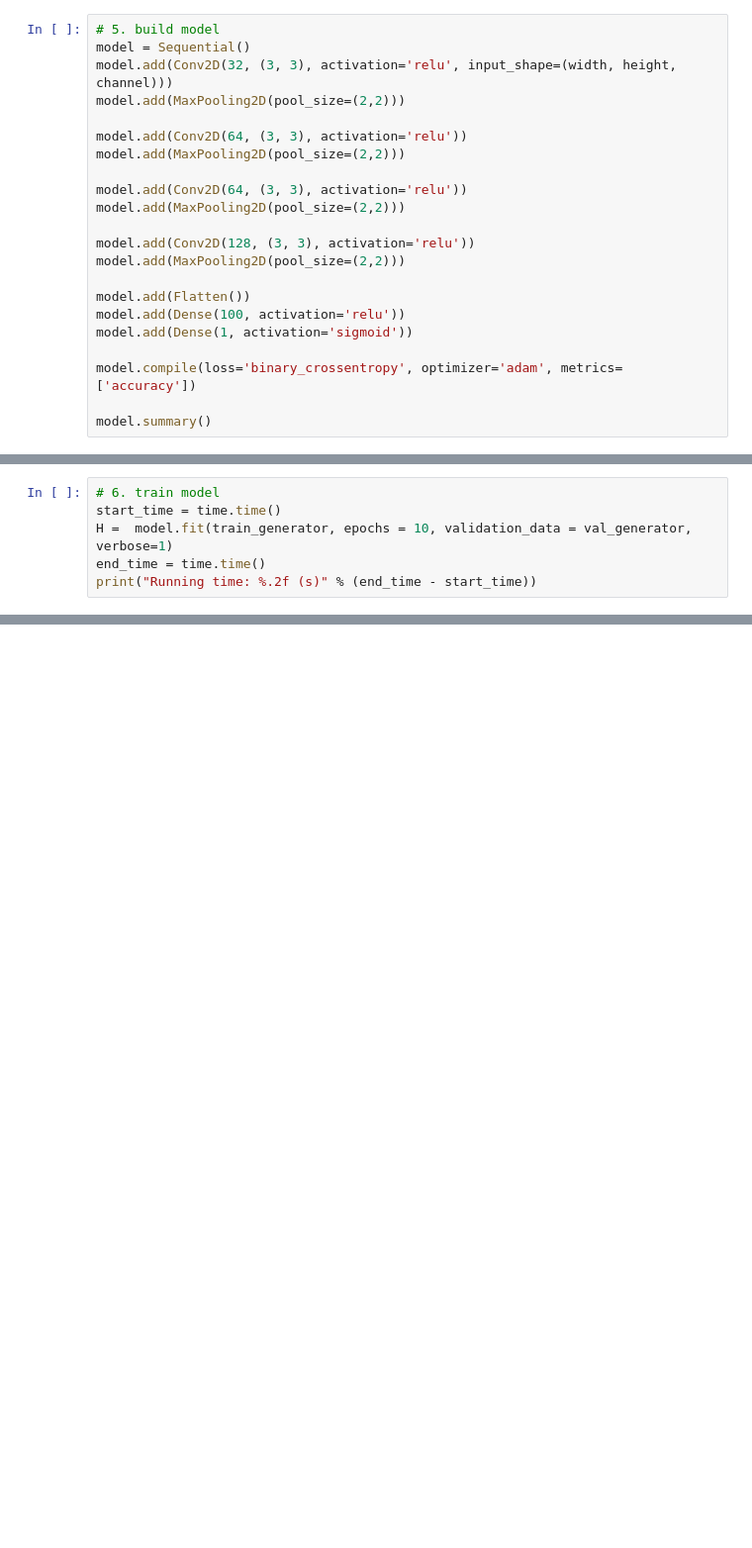
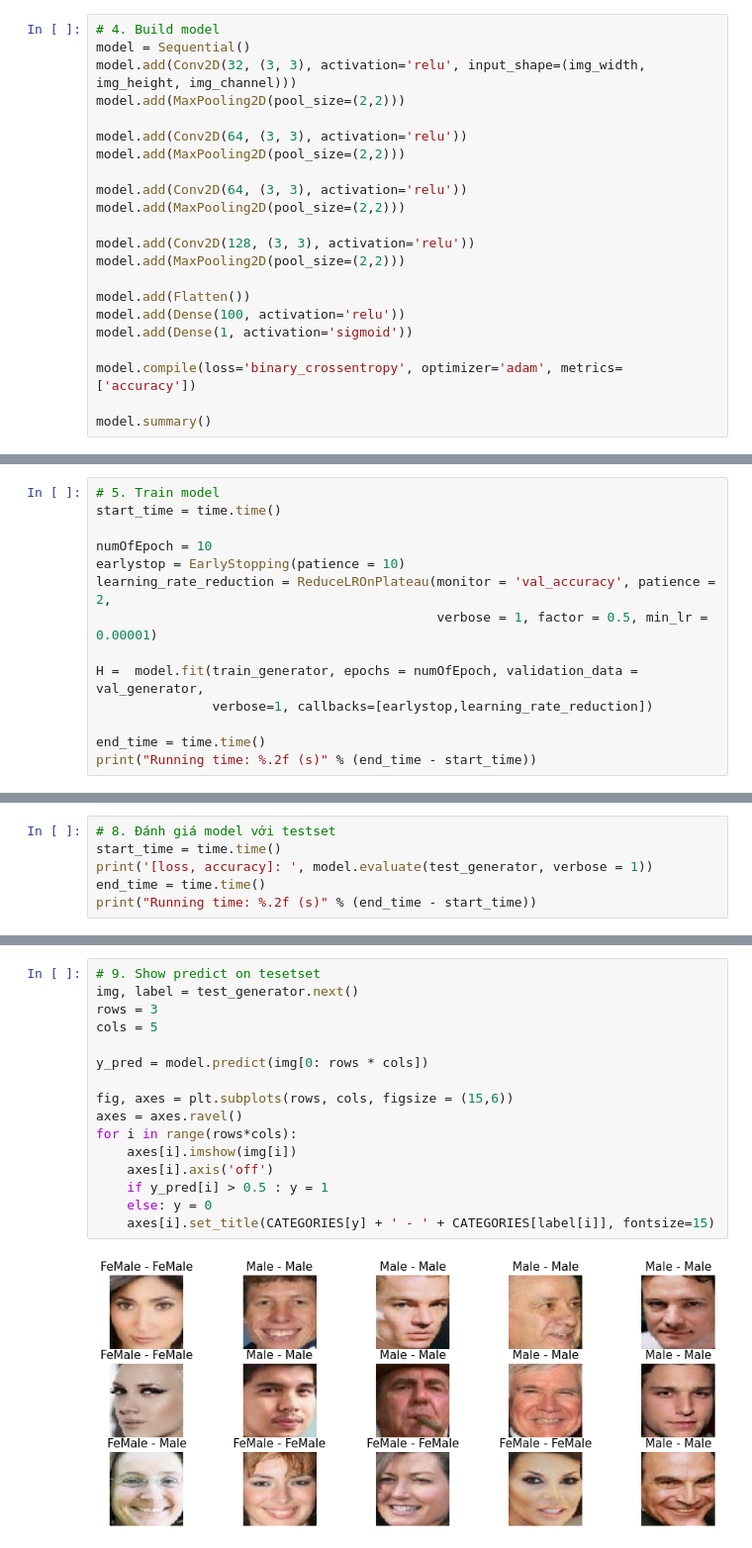
Before and after one commit to huynhspm/Basic_ML, a Jupyter notebook: Gender Classification/Gender_Project.ipynb, the cells around one changed output, grey strips where cells are left out. Shown: that part at 99% size. Drawn from its saved outputs; the diff is of its cells as text; blank space fills up the shorter version.

```diff
--- a/Gender Classification/Gender_Project.ipynb
+++ b/Gender Classification/Gender_Project.ipynb
@@ -77,7 +53,7 @@ Found 11649 images belonging to 2 classes.
 # %%
-# 5. build model
+# 4. Build model
 model = Sequential()
-model.add(Conv2D(32, (3, 3), activation='relu', input_shape=(width, height, channel)))
+model.add(Conv2D(32, (3, 3), activation='relu', input_shape=(img_width, img_height, img_channel)))
 model.add(MaxPooling2D(pool_size=(2,2)))
 
 model.add(Conv2D(64, (3, 3), activation='relu'))
@@ -117,0 +94,14 @@ _________________________________________________________________
+# %%
+# 5. Train model
+start_time = time.time()
+
+numOfEpoch = 10
+earlystop = EarlyStopping(patience = 10)
+learning_rate_reduction = ReduceLROnPlateau(monitor = 'val_accuracy', patience = 2,
+                                            verbose = 1, factor = 0.5, min_lr = 0.00001)
+
+H =  model.fit(train_generator, epochs = numOfEpoch, validation_data = val_generator,
+               verbose=1, callbacks=[earlystop,learning_rate_reduction])
+
+end_time = time.time()
+print("Running time: %.2f (s)" % (end_time - start_time))
@@ -118,7 +149,7 @@ _________________________________________________________________
 # %%
-# 6. train model
+# 8. Đánh giá model với testset
 start_time = time.time()
-H =  model.fit(train_generator, epochs = 10, validation_data = val_generator, verbose=1)
+print('[loss, accuracy]: ', model.evaluate(test_generator, verbose = 1))
 end_time = time.time()
 print("Running time: %.2f (s)" % (end_time - start_time))
 # %% [output]
@@ -176,0 +159,18 @@ Running time: 46.96 (s)
+# %%
+# 9. Show predict on tesetset
+img, label = test_generator.next()
+rows = 3
+cols = 5
+
+y_pred = model.predict(img[0: rows * cols])
+
+fig, axes = plt.subplots(rows, cols, figsize = (15,6))
+axes = axes.ravel()
+for i in range(rows*cols):
+    axes[i].imshow(img[i])
+    axes[i].axis('off')
+    if y_pred[i] > 0.5 : y = 1
+    else: y = 0
+    axes[i].set_title(CATEGORIES[y] + ' - ' + CATEGORIES[label[i]], fontsize=15)
+# %% [output]
+[figure, added]
```
Also changed, not shown: parts of 15 cells of this notebook.
